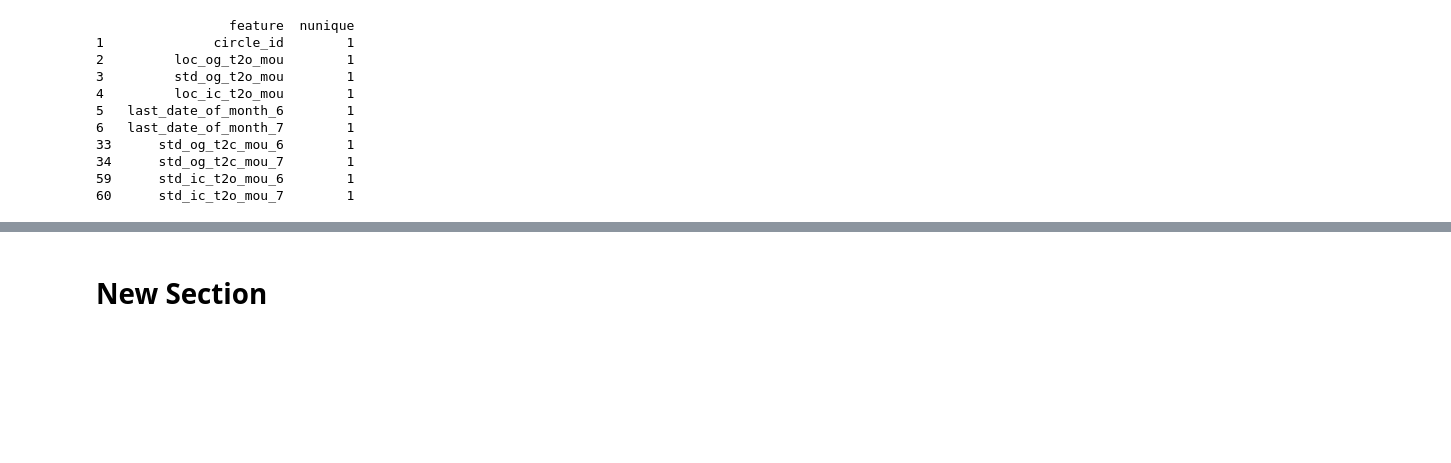
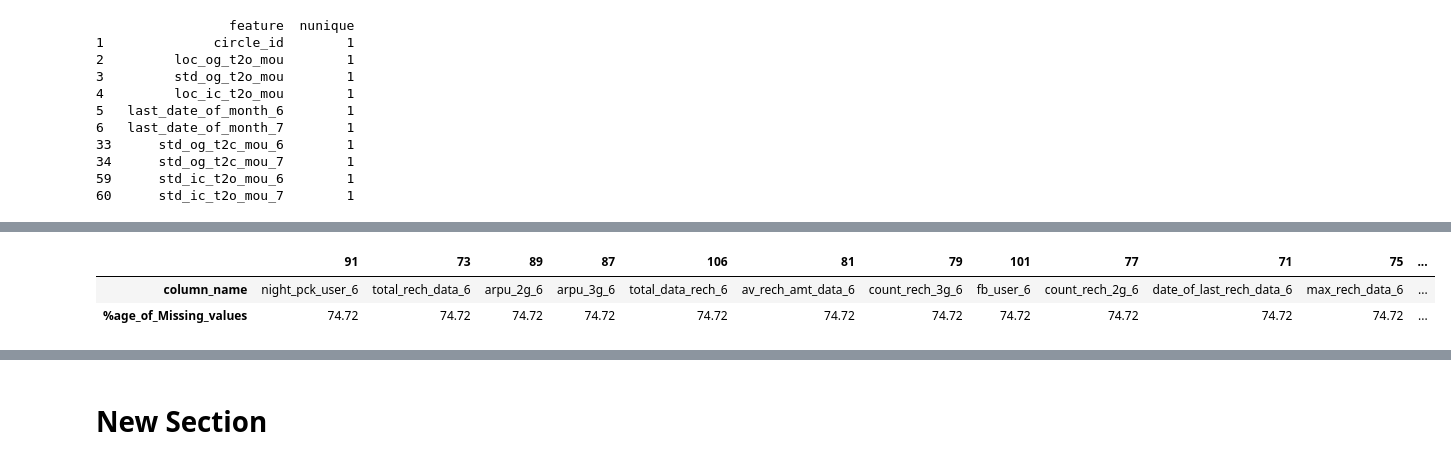
Before and after one commit to spdsp04/TelecomChrunCasestudy, a Jupyter notebook: Telecom_Chrun.ipynb, the cells around one changed output, grey strips where cells are left out. Saved outputs shown, nothing was run; the diff lists cells and outputs as text; code cells hidden in the pictures; blank space fills up the shorter version.

```diff
--- a/Telecom_Chrun.ipynb
+++ b/Telecom_Chrun.ipynb
@@ -273,0 +286,6 @@ chrun_test = chrun_test.drop(columns = list(columns_with_only_one_value[columns_
+# %%
+missing_values_test.transpose()
+# %% [output]
+|  | 91 | 73 | 89 | 87 | 106 | 81 | 79 | 101 | 77 | 71 | 75 | ... |
+| column_name | night_pck_user_6 | total_rech_data_6 | arpu_2g_6 | arpu_3g_6 | total_data_rech_6 | av_rech_amt_data_6 | count_rech_3g_6 | fb_user_6 | count_rech_2g_6 | date_of_last_rech_data_6 | max_rech_data_6 | ... |
+| %age_of_Missing_values | 74.72 | 74.72 | 74.72 | 74.72 | 74.72 | 74.72 | 74.72 | 74.72 | 74.72 | 74.72 | 74.72 | ... |
```
Also changed, not shown: parts of 10 cells of this notebook.
